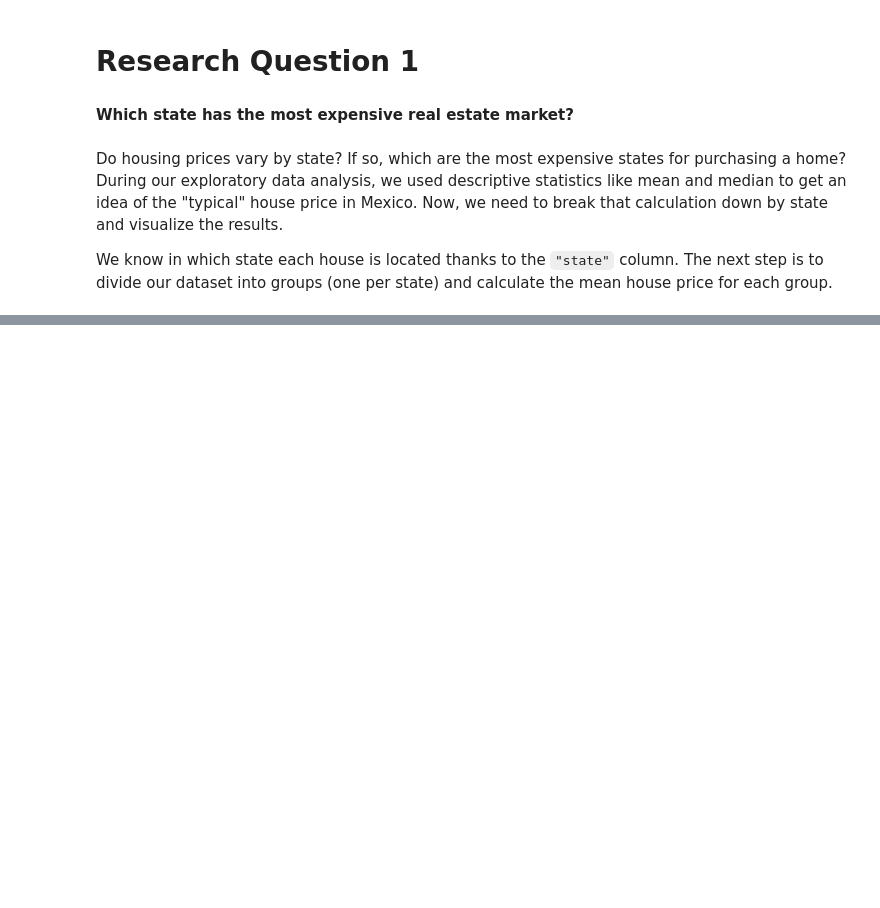
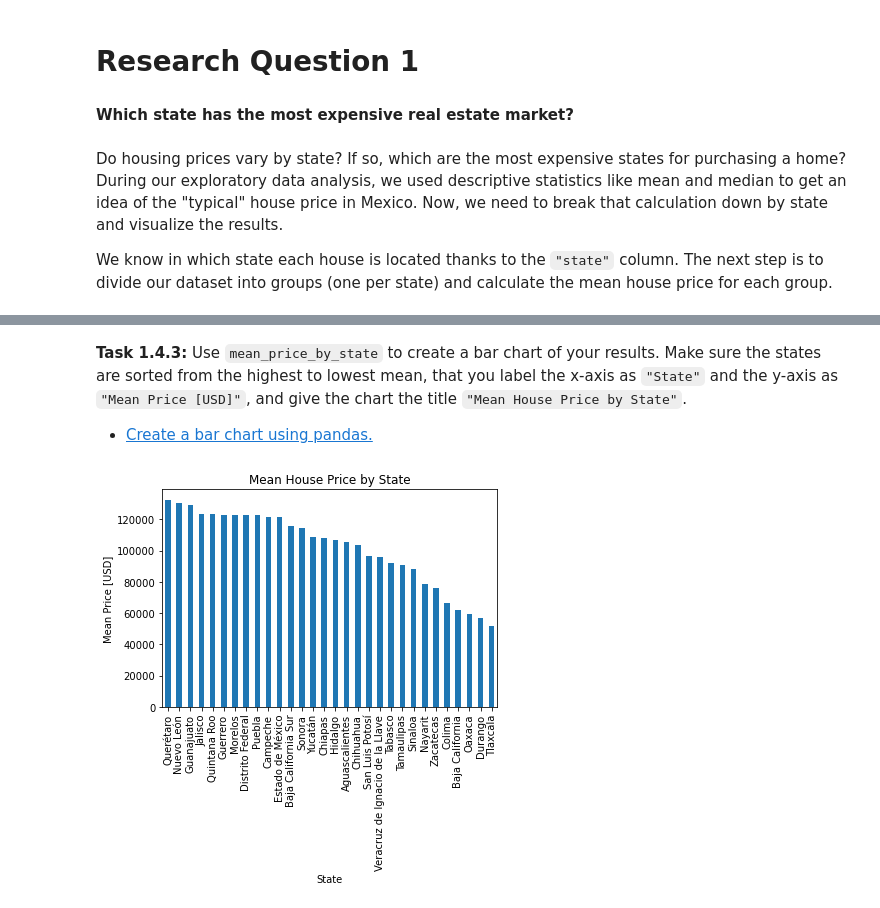
Before and after one commit to camara94/data_science_lab, a Jupyter notebook: lab/014-size-or-location.ipynb, the cells around one changed output, grey strips where cells are left out. Saved outputs shown, nothing was run; the diff lists cells and outputs as text; code cells hidden in the pictures; blank space fills up the shorter version.

Commit message:
task 03

```diff
--- a/lab/014-size-or-location.ipynb
+++ b/lab/014-size-or-location.ipynb
@@ -30,0 +36,3 @@ VimeoVideo("656378731", h="8daa35d1e8", width=600)
+# %%
+mean_price_by_state = df.groupby("state")["price_usd"].mean().sort_values(ascending=False)
+mean_price_by_state
@@ -30,0 +61,13 @@ VimeoVideo("656378731", h="8daa35d1e8", width=600)
+# %% [markdown]
+**Task 1.4.3:** Use `mean_price_by_state` to create a bar chart of your results. Make sure the states are sorted from the highest to lowest mean, that you label the x-axis as `"State"` and the y-axis as `"Mean Price [USD]"`, and give the chart the title `"Mean House Price by State"`.
+
+- [Create a bar chart using pandas.](../%40textbook/06-visualization-matplotlib.ipynb#Bar-Charts)
+# %%
+mean_price_by_state.plot(
+    kind="bar",
+    xlabel="State",
+    ylabel="Mean Price [USD]",
+    title="Mean House Price by State"
+);
+# %% [output]
+[figure, added]
```
Also changed, not shown: parts of 3 cells of this notebook.
